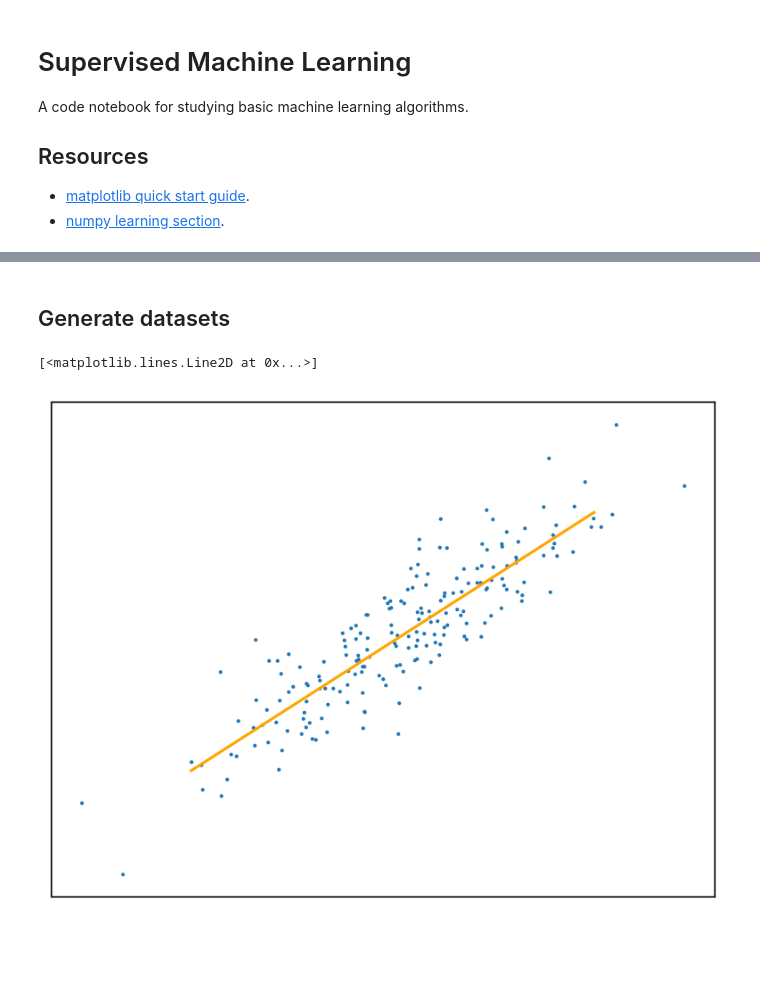
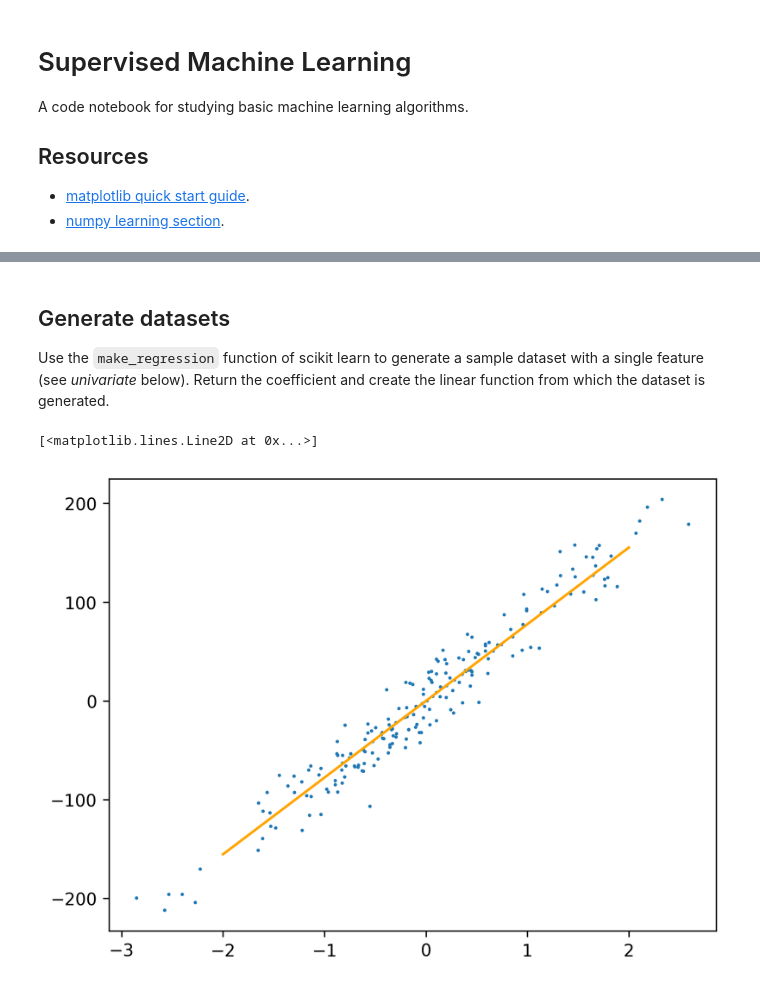
Before and after one commit to alexanderneville/MLAI_notebooks, a Jupyter notebook: supervised.ipynb, the cells around one changed output, grey strips where cells are left out. Drawn from its saved outputs; the diff is of its cells as text; code cells hidden in the pictures; blank space fills up the shorter version.

Commit message:
implement linear regression

```diff
--- a/supervised.ipynb
+++ b/supervised.ipynb
@@ -31,7 +30,7 @@ array([ 1,  2,  3,  4,  5,  6,  7,  8,  9, 10, 11, 12, 13, 14, 15, 16, 17,
 # %%
 grid_color = "#dddddd"
 
-f = plt.figure()
+f = plt.figure(dpi=300)
 ax = f.add_subplot(1,1,1)
 ax.set_xlim(0,100)
 ax.set_ylim(0,100)
@@ -39,7 +38,6 @@ ax.spines['top'].set_color(grid_color)
 ax.spines['left'].set(zorder=10)
 ax.spines['right'].set_color(grid_color)
 ax.axis("square")
-# ax.grid(color="#aaaaaa")
 
 ax.xaxis.set_major_locator(MultipleLocator(20))
 ax.xaxis.set_minor_locator(AutoMinorLocator(4))
@@ -59,23 +57,29 @@ ax.plot([1,99], [1,99], marker="None", linestyle="-", markersize=1)
-# %% [markdown]
-## Generate datasets
+# %% [markdown]
+## Generate datasets
+
+Use the `make_regression` function of scikit learn to generate a sample dataset with a single feature (see *univariate* below). Return the coefficient and create the linear function from which the dataset is generated.
 # %%
-a = sklearn.datasets.make_regression(n_samples = 200, n_features = 1, noise=20, coef=True)
-x = a[0].ravel()
-y = a[1]
+r = sklearn.datasets.make_regression(n_samples = 200, n_features = 1, noise=20, coef=True)
 
-def f(coef, x):
-    return coef * x
+x = r[0].ravel()
+y = r[1]
+
+m = r[2]
+
+def f(w_1, x, w_0):
+    return w_1 * x + w_0
 
 z = np.linspace(-2, 2, 100)
+w = f(m, z, 0)
 # %%
 figure = plt.figure(dpi=300)
 ax = figure.add_subplot(1,1,1)
 
-ax.set_xticks([])
-ax.set_yticks([])
+# ax.set_xticks([])
+# ax.set_yticks([])
 ax.set_aspect('auto')
 ax.scatter(x,y, s=1)
-ax.plot(z, f(a[2], z), 'orange')
+ax.plot(z, w, 'orange')
 # %% [output]
 [<matplotlib.lines.Line2D at 0x...>]
-[figure, old version]
+[figure, new version]
```
Also changed, not shown: parts of 13 cells of this notebook.
